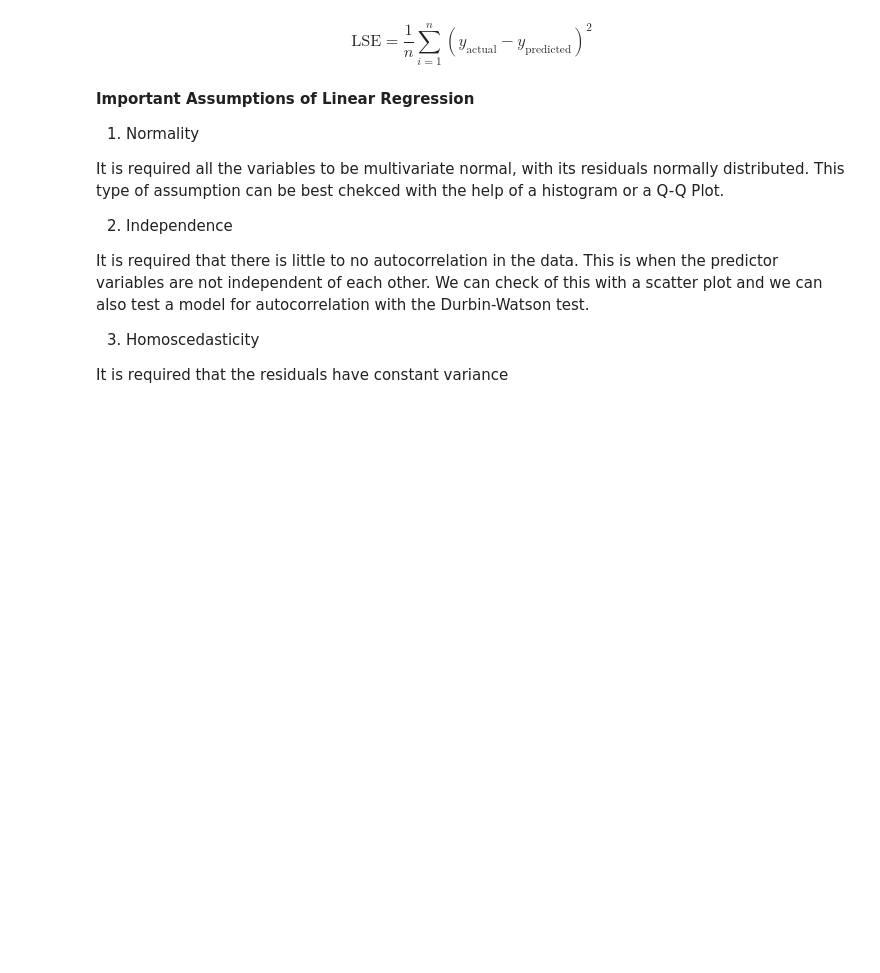
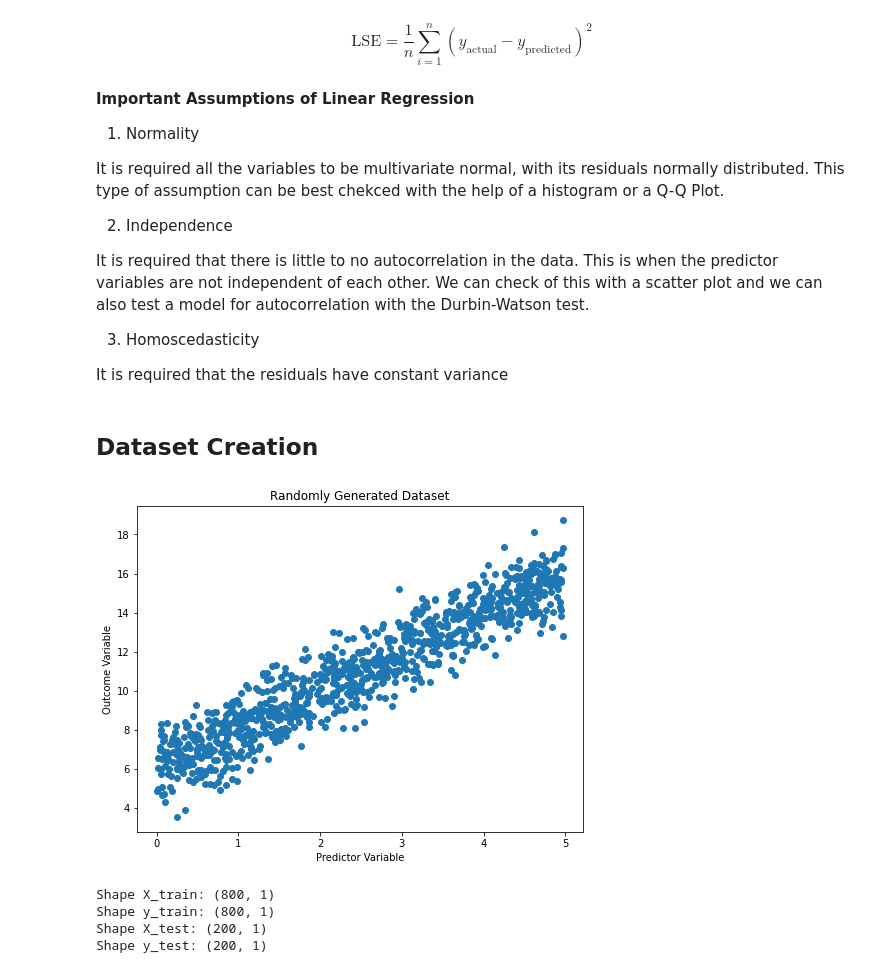
Before and after one commit to athanzxyt/ml_basics, a Jupyter notebook: linear_regression.ipynb, the cells around one changed output. Cells and saved outputs as stored; diff of their text form; code cells hidden in the pictures; blank space fills up the shorter version.

Commit message:
Added dataset creation

```diff
--- a/linear_regression.ipynb
+++ b/linear_regression.ipynb
@@ -36,0 +44,28 @@ It is required that the residuals have constant variance
+# %% [markdown]
+## Dataset Creation
+# %%
+# Create a dataset
+X = 5 * np.random.rand(1000, 1)
+y = 2 * X + np.random.randn(1000, 1) + 6
+
+fig = plt.figure(figsize=(8,6))
+plt.scatter(X, y)
+plt.title("Randomly Generated Dataset")
+plt.xlabel("Predictor Variable")
+plt.ylabel("Outcome Variable")
+plt.show()
+# %% [output]
+[figure, added]
+# %%
+# Split the dataset
+X_train, X_test, y_train, y_test = train_test_split(X, y, train_size=0.8, random_state=SEED)
+
+print(f'Shape X_train: {X_train.shape}')
+print(f'Shape y_train: {y_train.shape}')
+print(f'Shape X_test: {X_test.shape}')
+print(f'Shape y_test: {y_test.shape}')
+# %% [output]
+Shape X_train: (800, 1)
+Shape y_train: (800, 1)
+Shape X_test: (200, 1)
+Shape y_test: (200, 1)
```
Also changed, not shown: parts of 1 cell of this notebook.
